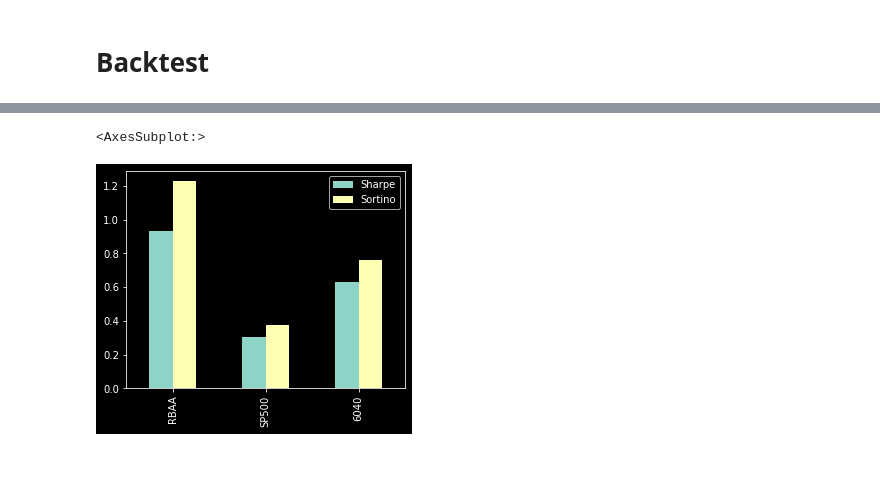
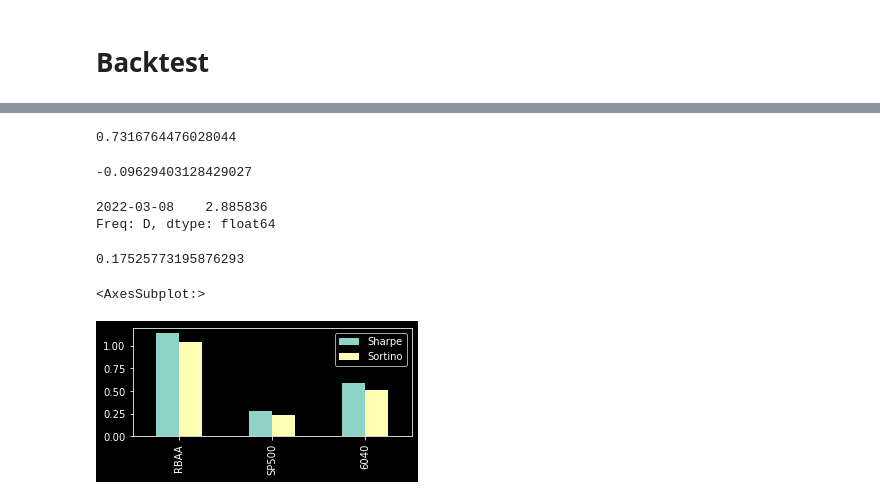
Before and after one commit to enexqnt/RBAA, a Jupyter notebook: RBAA.ipynb, the cells around one changed output, grey strips where cells are left out. Saved outputs shown, nothing was run; the diff lists cells and outputs as text; code cells hidden in the pictures; blank space fills up the shorter version.

```diff
--- a/RBAA.ipynb
+++ b/RBAA.ipynb
@@ -322,7 +346,7 @@ plt.show()
 def drawdown(x):
     return (x-x.expanding().max())/x
 
-def stats(hist,m=52):
+def stats(hist,m=365):
     so=sortino(hist)
     std=hist.pct_change().std()[0]*(m**0.5)
     cagr=(((hist.iloc[-1]/hist.iloc[0])**(m/len(hist))-1)).values[0]
@@ -330,7 +354,7 @@ def stats(hist,m=52):
     dd=((hist-hist.expanding().max())/hist.expanding().max()).min()[0]
     return cagr,std,sh,dd,so
 
-def sortino(df,m=52):
+def sortino(df,m=252):
     df=df.iloc[:,0]
     expected_return = (df[-1]/df[0])**(m/len(df))-1
     df=df.pct_change().dropna()
@@ -342,0 +365,4 @@ weights_w=weights.resample('W').ffill()
+# %%
+ret=data_.resample('D').ffill().pct_change().dropna()
+# %%
+usd=yfinance.download('EURUSD=X')['Adj Close'].resample('D').ffill().pct_change().dropna()
@@ -343,6 +371,9 @@ weights_w=weights.resample('W').ffill()
 # %%
-ptfr=(returns.iloc[:,:6].loc[weights_w.index]*weights_w).sum(axis=1)
-static=(returns.iloc[:,:6].loc[split:].multiply([0.3,0.4,0.1,0,0.3,0]).sum(axis=1)+1).cumprod()
+weights_w=weights.resample('D').ffill()
+ptfr=((ret.loc[weights_w.index]*np.array(weights_w)).sum(axis=1))*(1+usd.loc[weights_w.index])
+static=(ret.loc[split:].multiply([0.3,0.4,0.1,0,0.3,0]).sum(axis=1)+1).cumprod()
+
+ptf=(ptfr+1).cumprod()
 # %%
 fig = plt.figure(figsize=(8,6))
 
@@ -369,8 +401,25 @@ res
+# %%
+1.04**(14)-1
+# %% [output]
+0.7316764476028044
+# %%
+(ptf[-1]-ptf.max())/ptf.max()
+# %% [output]
+-0.09629403128429027
+# %%
+ptf[ptf==ptf.max()]
+# %% [output]
+2022-03-08    2.885836
+Freq: D, dtype: float64
+# %%
+(1/0.97)/(1/1.14)-1
+# %% [output]
+0.17525773195876293
 # %%
-res[['Sharpe','Sortino']].plot.bar(figsize=(5,4))
+res[['Sharpe','Sortino']].plot.bar(figsize=(5,2))
 # %% [output]
 <AxesSubplot:>
-[figure, old version]
+[figure, new version]
 # %%
 res[['CAGR','STD','maxDD']].plot.bar(figsize=(5,4))
 # %% [output]
```
Also changed, not shown: parts of 26 cells of this notebook.
